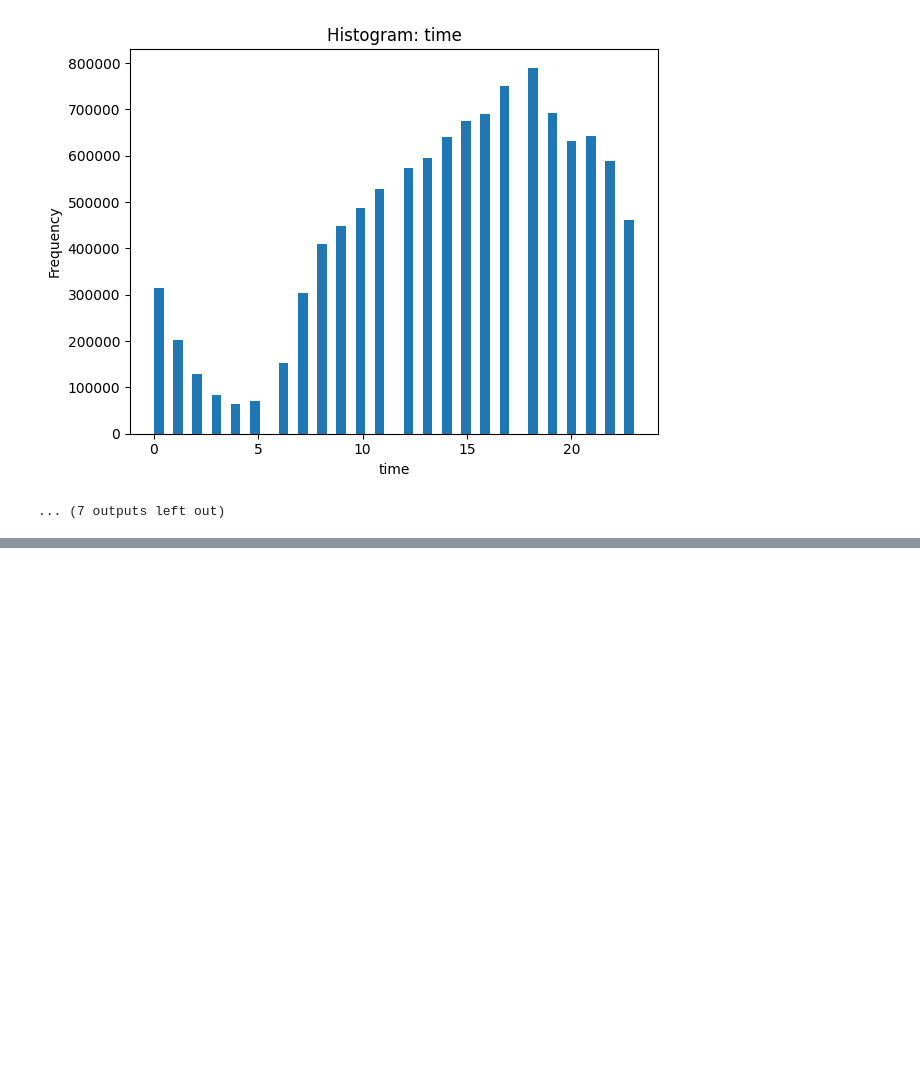
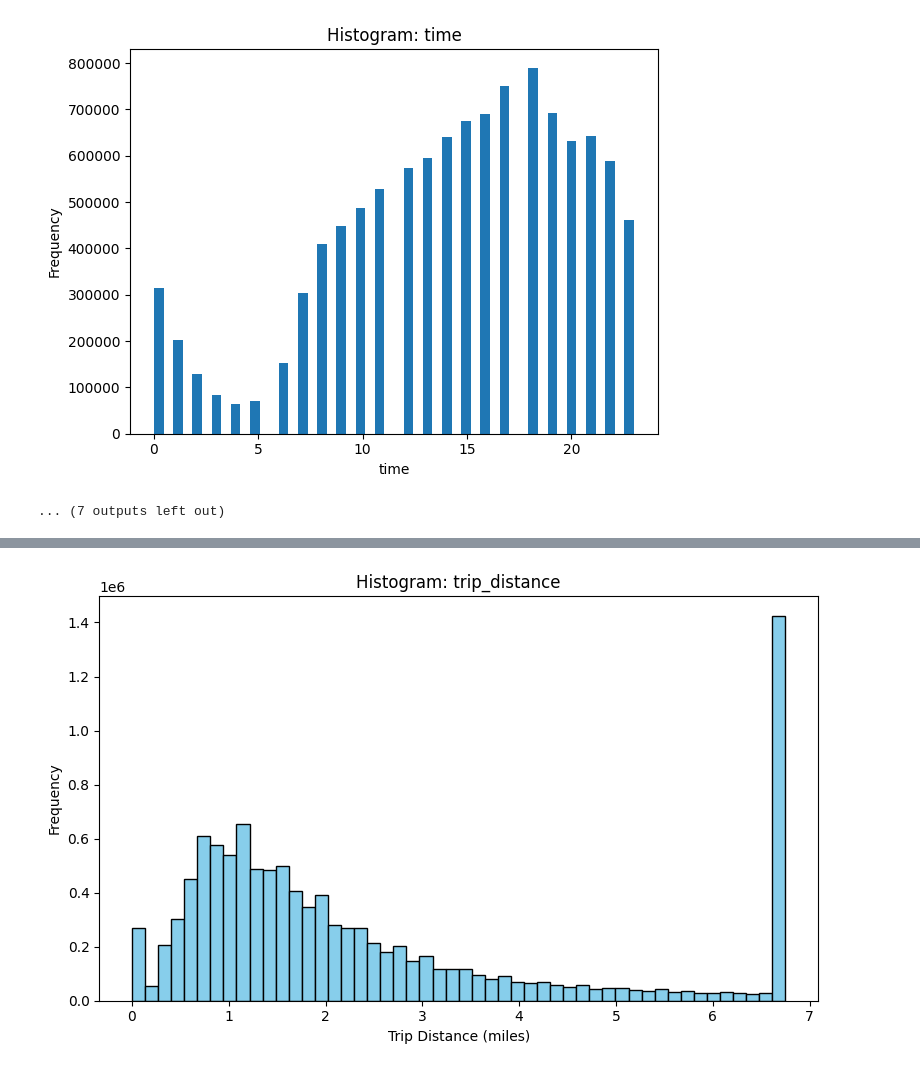
Before and after one commit to TKhahahah/Text_Analytics, a Jupyter notebook: Untitled2.ipynb, the cells around one changed output, grey strips where cells are left out. Cells and saved outputs as stored; diff of their text form; code cells hidden in the pictures; blank space fills up the shorter version.

```diff
--- a/Untitled2.ipynb
+++ b/Untitled2.ipynb
@@ -241,0 +357,20 @@ Saved: distribution_summary.csv
+# %%
+# 🔹 สร้าง Histogram ของ trip_distance
+plt.figure(figsize=(8, 5))
+plt.hist(
+    taxi_data['trip_distance'],
+    bins=50,                 # จำนวนแท่ง (เพิ่ม-ลดความละเอียดได้)
+    color='skyblue',         # สีของแท่งกราฟ
+    edgecolor='black'        # เส้นขอบของแท่ง
+)
+
+# 🔹 ตั้งชื่อกราฟและแกน
+plt.title('Histogram: trip_distance')
+plt.xlabel('Trip Distance (miles)')
+plt.ylabel('Frequency')
+
+# 🔹 จัดระยะห่างให้อ่านง่าย
+plt.tight_layout()
+plt.show()
+# %% [output]
+[figure, added]
```
Also changed, not shown: parts of 13 cells of this notebook.
